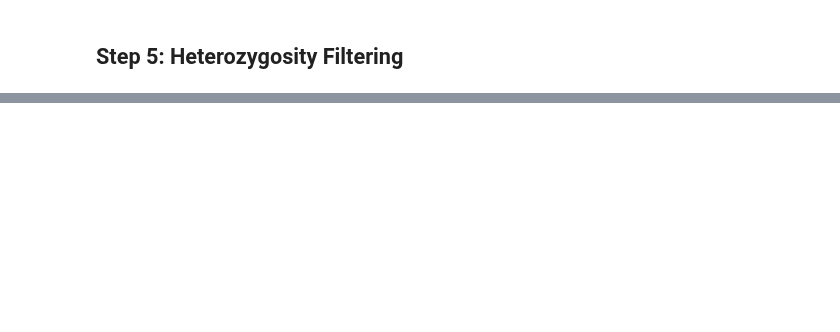
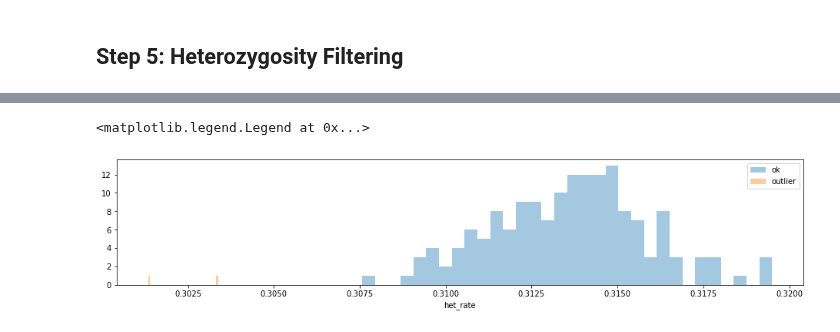
Before and after one commit to related-sciences/gwas-analysis, a Jupyter notebook: notebooks/tutorial/gwas-tutorial-hail.ipynb, the cells around one changed output, grey strips where cells are left out. Saved outputs shown, nothing was run; the diff lists cells and outputs as text; code cells hidden in the pictures; blank space fills up the shorter version.

```diff
--- a/notebooks/tutorial/gwas-tutorial-hail.ipynb
+++ b/notebooks/tutorial/gwas-tutorial-hail.ipynb
@@ -251,0 +326,34 @@ pd.Series(mt_qc5.het_rate.collect()).plot(kind='hist', bins=32, figsize=(16, 3))
+# %%
+%%timeop -o qc5
+
+def get_variants(mt):
+    mt = mt.filter_cols(hl.is_missing(mt.pat_id) & hl.is_missing(mt.mat_id))
+    mt = hl.filter_intervals(mt, intervals, keep=False)
+    return hl.ld_prune(mt.GT, r2=0.2, bp_window_size=500000)
+
+def qc_5_prune(mt):
+    # Get pruned variant set
+    variants = get_variants(mt)
+    mt = mt.filter_rows(hl.is_defined(variants[mt.row_key]))
+
+    # Calculate heterozygosity rate using pruned variants
+    mt = hl.sample_qc(mt)
+    mt = mt.annotate_cols(het_rate=mt.sample_qc.n_het / mt.sample_qc.n_called)
+
+    # Identify outliers +/- 3SD from mean het rate
+    stats = mt.aggregate_cols(hl.agg.stats(mt.het_rate))
+    mt = mt.annotate_cols(het_rate_status=hl.cond(
+        (mt.het_rate < stats.mean - stats.stdev * 3) | (mt.het_rate > stats.mean + stats.stdev * 3),
+        'outlier', 'ok'
+    ))
+    return mt
+
+def qc_5_filter(mt, mt_stat):
+    # Select outliers and use the corresponding columns in an anti join to original dataset to remove them
+    mt_stat = mt_stat.filter_cols(mt_stat.het_rate_status == 'outlier')
+    mt = mt.anti_join_cols(mt_stat.cols())
+    return mt
+
+mt_qc5_stat = qc_5_prune(mt_qc4)
+mt_qc5 = qc_5_filter(mt_qc4, mt_qc5_stat)
+print(mt_qc5.count())
@@ -251,0 +367,9 @@ pd.Series(mt_qc5.het_rate.collect()).plot(kind='hist', bins=32, figsize=(16, 3))
+# %%
+df = pd.DataFrame(mt_qc5_stat.select_cols("het_rate", "het_rate_status").cols().collect())
+for k, g in df.groupby('het_rate_status'):
+    ax = sns.distplot(g['het_rate'], label=k, kde=False, bins=32)
+plt.gcf().set_size_inches(16, 3)
+plt.legend()
+# %% [output]
+<matplotlib.legend.Legend at 0x...>
+[figure, added]
```
Also changed, not shown: parts of 32 cells of this notebook, 5 other files.
